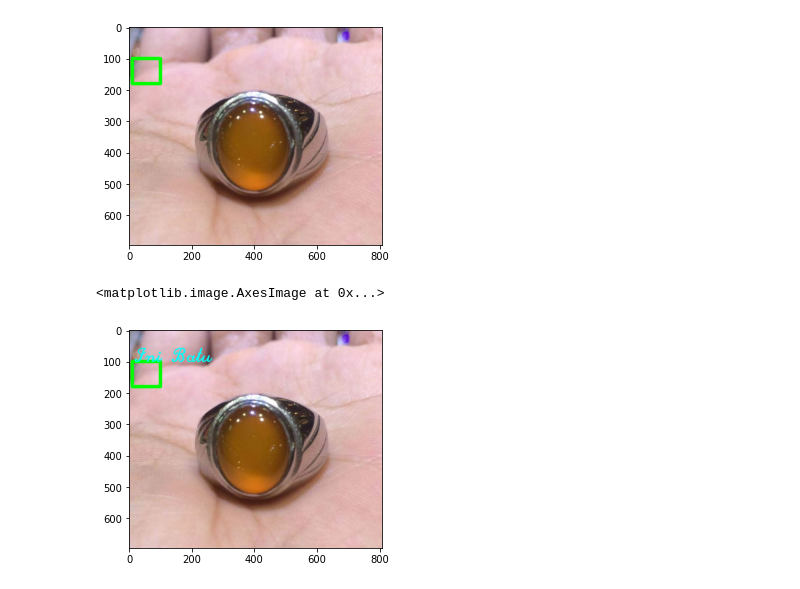
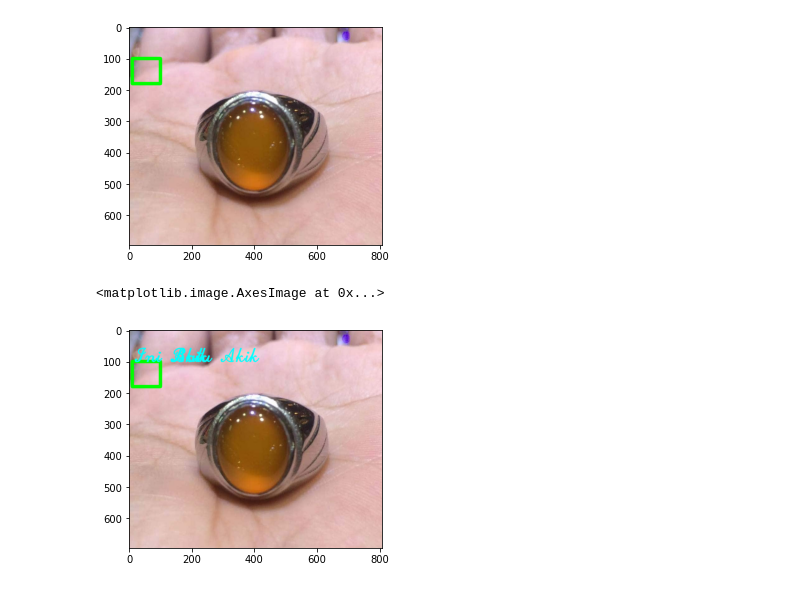
Before and after one commit to mutankentang/PCVK_Genap_2021_AhmadFalah, a Jupyter notebook: Week2.ipynb, the cells around one changed output. Cells and saved outputs as stored; diff of their text form; code cells hidden in the pictures.

```diff
--- a/Week2.ipynb
+++ b/Week2.ipynb
@@ -242,8 +242,8 @@ plt.imshow(img_rgb)
 [figure]
 # %%
 font = cv.FONT_HERSHEY_SCRIPT_COMPLEX
-cv.putText(img_rgb,text='Ini Batu ',org=(20,100),fontFace=font,fontScale=2,color=(0,255,255),thickness=2,lineType=cv.LINE_AA)
+cv.putText(img_rgb,text='Ini Batu Akik ',org=(20,100),fontFace=font,fontScale=2,color=(0,255,255),thickness=2,lineType=cv.LINE_AA)
 plt.imshow(img_rgb)
 # %% [output]
 <matplotlib.image.AxesImage at 0x...>
-[figure, old version]
+[figure, new version]
```
